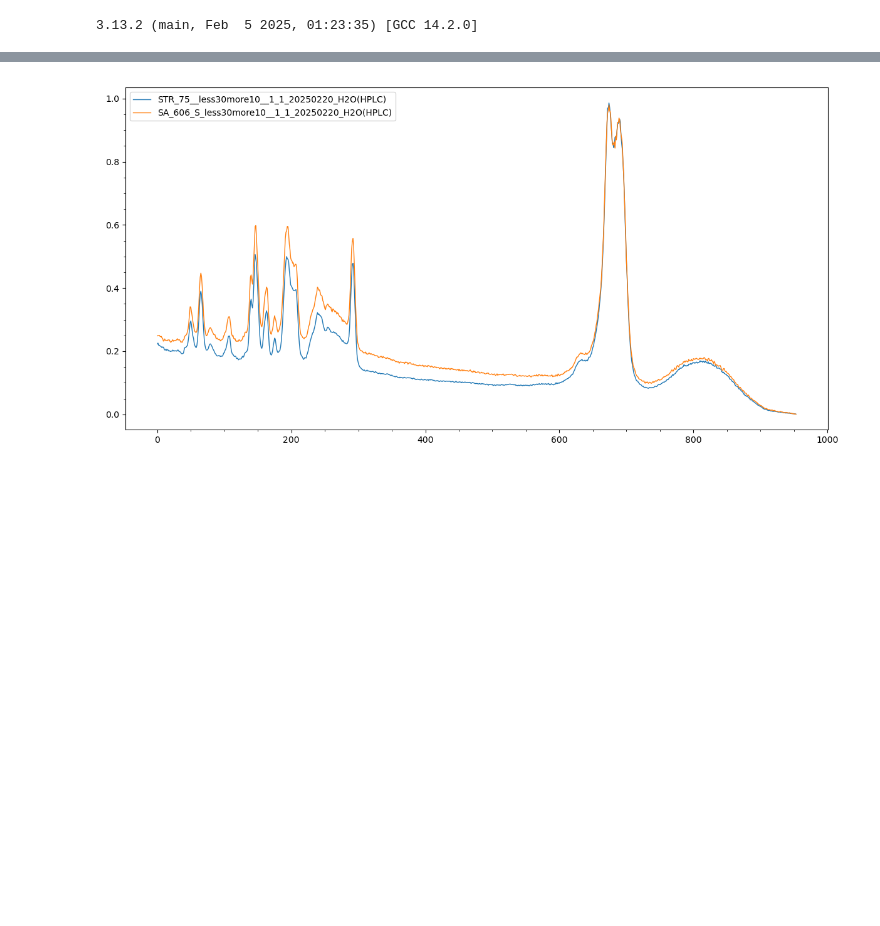
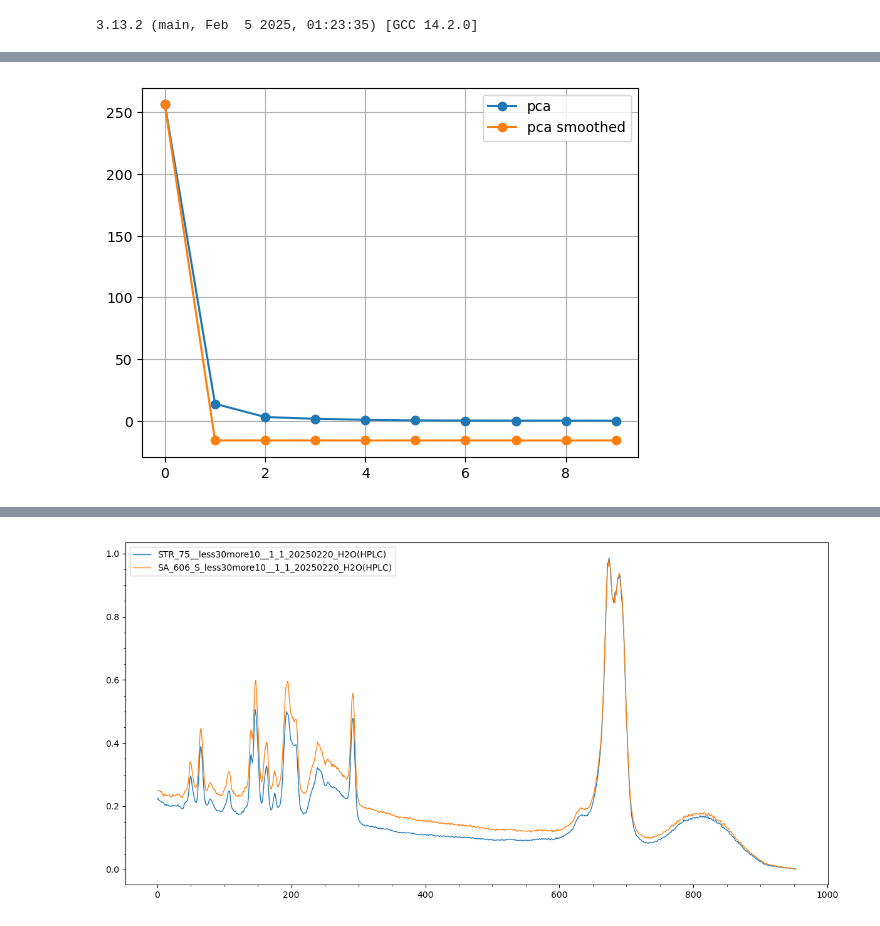
Before and after one commit to intellimath/irsa, a Jupyter notebook: examples/load_spectra.ipynb, the cells around one changed output, grey strips where cells are left out. Saved outputs shown, nothing was run; the diff lists cells and outputs as text; code cells hidden in the pictures; blank space fills up the shorter version.

```diff
--- a/examples/load_spectra.ipynb
+++ b/examples/load_spectra.ipynb
@@ -271,0 +318,8 @@ plt.show()
+# %%
+plt.plot(Ls1, marker='o', label='pca')
+plt.plot(Ls2, marker='o', label='pca smoothed')
+plt.grid()
+plt.legend()
+plt.show()
+# %% [output]
+[figure, added]
```
Also changed, not shown: parts of 13 cells of this notebook, 3 other files.
